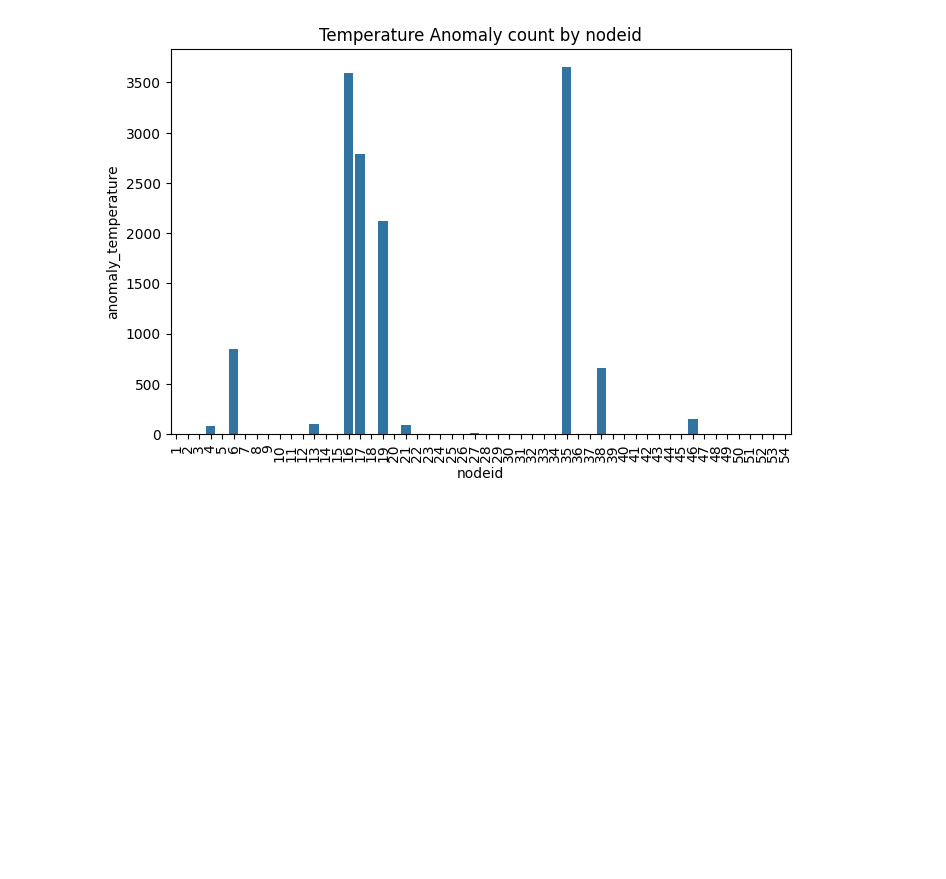
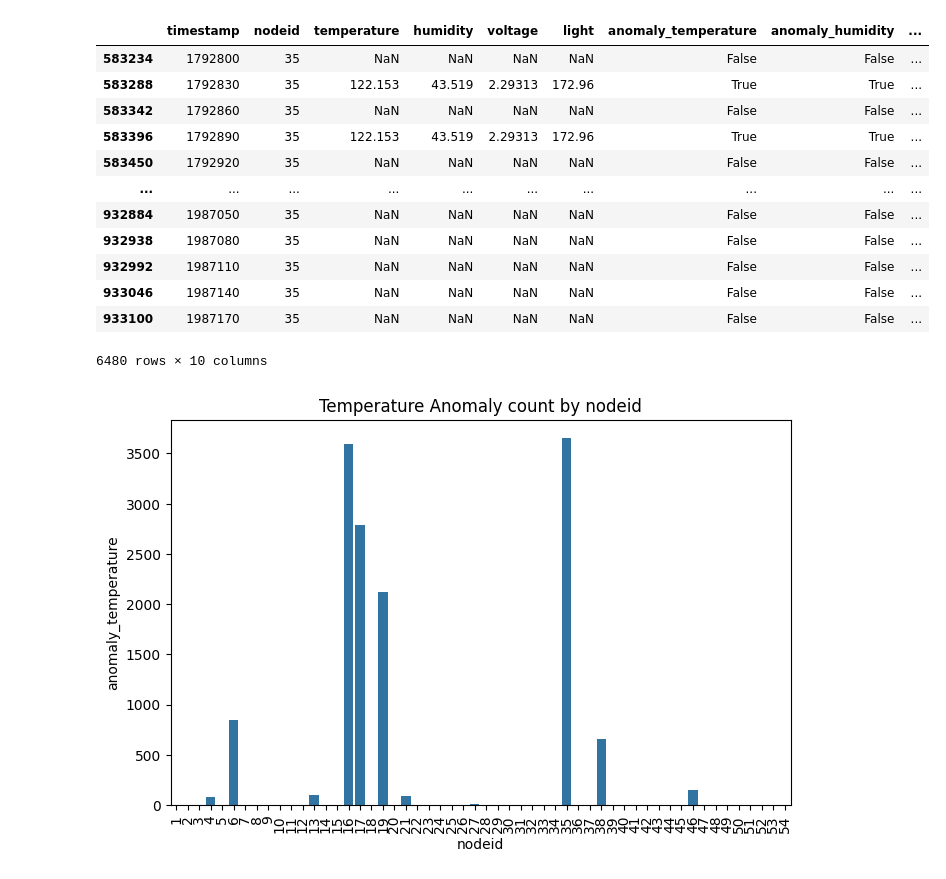
Before and after one commit to siji2022/CS6604_LoG_project, a Jupyter notebook: manual_labeling.ipynb, the cells around one changed output. Cells and saved outputs as stored; diff of their text form; code cells hidden in the pictures; blank space fills up the shorter version.

```diff
--- a/manual_labeling.ipynb
+++ b/manual_labeling.ipynb
@@ -64,3 +84,19 @@ df.loc[df['temperature'].isnull(),'anomaly_temperature']=False
+# %%
+df.loc[df['nodeid']==35][10800:]
+# %% [output]
+|  | timestamp | nodeid | temperature | humidity | voltage | light | anomaly_temperature | anomaly_humidity | ... |
+| 583234 | 1792800 | 35 | NaN | NaN | NaN | NaN | False | False | ... |
+| 583288 | 1792830 | 35 | 122.153 | 43.519 | 2.29313 | 172.96 | True | True | ... |
+| 583342 | 1792860 | 35 | NaN | NaN | NaN | NaN | False | False | ... |
+| 583396 | 1792890 | 35 | 122.153 | 43.519 | 2.29313 | 172.96 | True | True | ... |
+| 583450 | 1792920 | 35 | NaN | NaN | NaN | NaN | False | False | ... |
+| ... | ... | ... | ... | ... | ... | ... | ... | ... | ... |
+| 932884 | 1987050 | 35 | NaN | NaN | NaN | NaN | False | False | ... |
+| 932938 | 1987080 | 35 | NaN | NaN | NaN | NaN | False | False | ... |
+| 932992 | 1987110 | 35 | NaN | NaN | NaN | NaN | False | False | ... |
+| 933046 | 1987140 | 35 | NaN | NaN | NaN | NaN | False | False | ... |
+| 933100 | 1987170 | 35 | NaN | NaN | NaN | NaN | False | False | ... |
+6480 rows × 10 columns
 # %%
 # plot anomaly count by node id
 plt.figure(figsize=(8,5))
```
Also changed, not shown: parts of 5 cells of this notebook, 1 other file.
